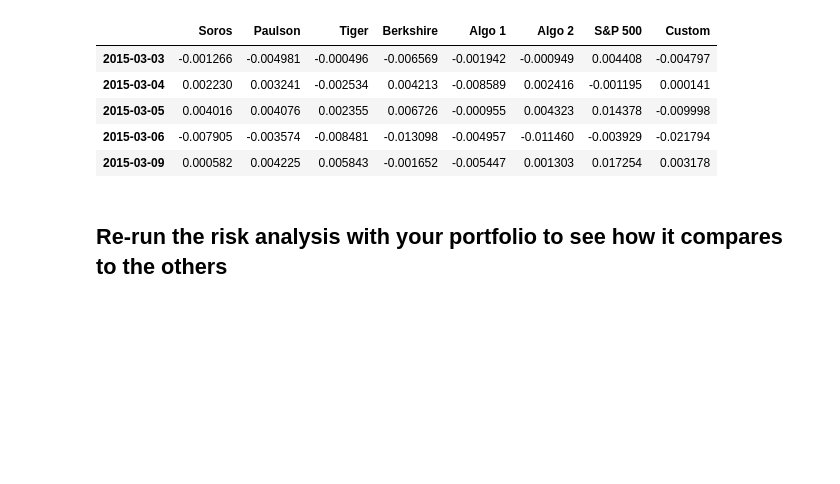
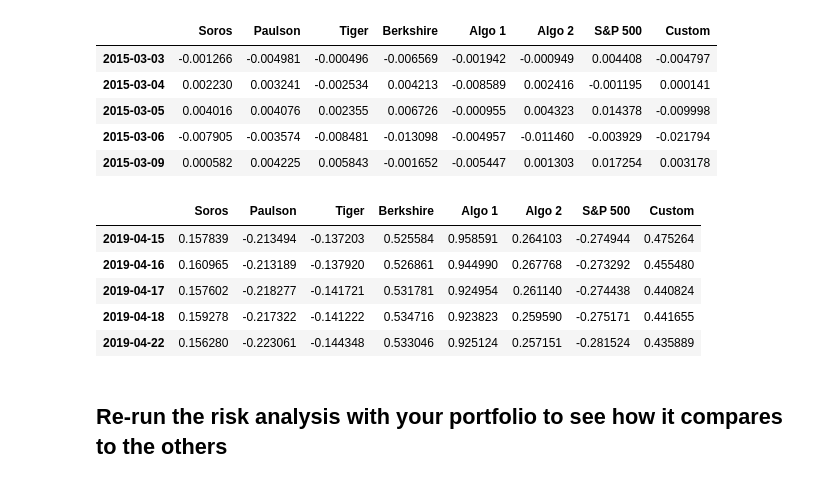
Before and after one commit to twigikit/pandas-homework, a Jupyter notebook: whale_analysis.ipynb, the cells around one changed output. Saved outputs shown, nothing was run; the diff lists cells and outputs as text; code cells hidden in the pictures; blank space fills up the shorter version.

Commit message:
Custom Portfolio - compare performance to market

```diff
--- a/whale_analysis.ipynb
+++ b/whale_analysis.ipynb
@@ -725,6 +725,17 @@ all_daily_returns.head()
 | 2015-03-05 | 0.004016 | 0.004076 | 0.002355 | 0.006726 | -0.000955 | 0.004323 | 0.014378 | -0.009998 |
 | 2015-03-06 | -0.007905 | -0.003574 | -0.008481 | -0.013098 | -0.004957 | -0.011460 | -0.003929 | -0.021794 |
 | 2015-03-09 | 0.000582 | 0.004225 | 0.005843 | -0.001652 | -0.005447 | 0.001303 | 0.017254 | 0.003178 |
+# %%
+#calculate the cumulative returns of all portfolios
+all_cumulative_returns = (1 + all_daily_returns).cumprod() - 1
+all_cumulative_returns.tail()
+# %% [output]
+|  | Soros | Paulson | Tiger | Berkshire | Algo 1 | Algo 2 | S&P 500 | Custom |
+| 2019-04-15 | 0.157839 | -0.213494 | -0.137203 | 0.525584 | 0.958591 | 0.264103 | -0.274944 | 0.475264 |
+| 2019-04-16 | 0.160965 | -0.213189 | -0.137920 | 0.526861 | 0.944990 | 0.267768 | -0.273292 | 0.455480 |
+| 2019-04-17 | 0.157602 | -0.218277 | -0.141721 | 0.531781 | 0.924954 | 0.261140 | -0.274438 | 0.440824 |
+| 2019-04-18 | 0.159278 | -0.217322 | -0.141222 | 0.534716 | 0.923823 | 0.259590 | -0.275171 | 0.441655 |
+| 2019-04-22 | 0.156280 | -0.223061 | -0.144348 | 0.533046 | 0.925124 | 0.257151 | -0.281524 | 0.435889 |
 # %% [markdown]
 ## Re-run the risk analysis with your portfolio to see how it compares to the others
 # %% [markdown]
```
Also changed, not shown: parts of 4 cells of this notebook.
